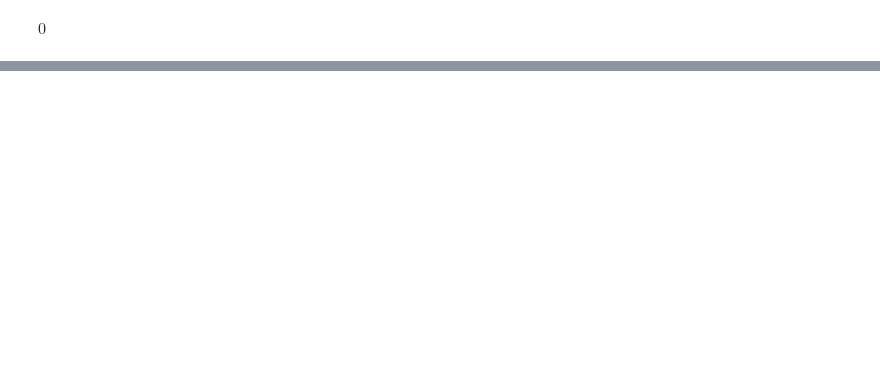
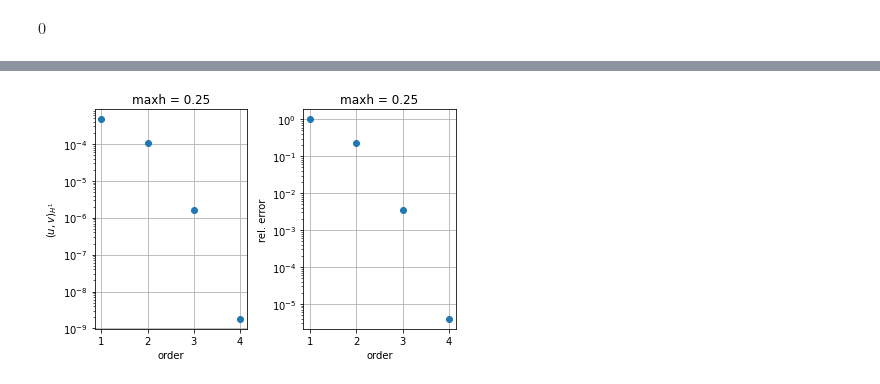
Before and after one commit to omerasipi/HanaScriptos, a Jupyter notebook: Funktionalanalysis/Beispiel-H1_Norm.ipynb, the cells around one changed output, grey strips where cells are left out. Saved outputs shown, nothing was run; the diff lists cells and outputs as text; code cells hidden in the pictures; blank space fills up the shorter version.

```diff
--- a/Funktionalanalysis/Beispiel-H1_Norm.ipynb
+++ b/Funktionalanalysis/Beispiel-H1_Norm.ipynb
@@ -111,0 +183,31 @@ $\displaystyle 0$
+# %%
+maxh = 2.5e-1
+scalProd = []
+for order in range(1,5):
+    mesh = Mesh(unit_square.GenerateMesh(maxh=maxh))
+    V = H1(mesh,order=order)
+    gfu = GridFunction(V)
+    gfv = GridFunction(V)
+    with TaskManager():
+        gfu.Set((x-0.5)*(y-.5))
+        gfv.Set(1-(x-0.5)**2*(y-0.5)**2)
+        scalProd.append([order, Integrate(gfu*gfv,mesh,order=order)+Integrate(grad(gfu)*grad(gfv),mesh,order=order)])
+scalProd = np.array(scalProd)
+
+plt.subplot(1,2,1)
+plt.semilogy(scalProd[:,0],np.abs(scalProd[:,1]),'o')
+plt.xlabel('order')
+plt.ylabel('$(u,v)_{H^1}$')
+plt.grid()
+plt.title('maxh = 0.25')
+
+plt.subplot(1,2,2)
+plt.semilogy(scalProd[:,0],np.abs(scalProd[:,1]/scalProd[0,1]),'o')
+plt.xlabel('order')
+plt.ylabel('rel. error')
+plt.grid()
+plt.title('maxh = 0.25')
+plt.tight_layout()
+plt.show()
+# %% [output]
+[figure, added]
```
Also changed, not shown: parts of 38 cells of this notebook, 3 other files.
